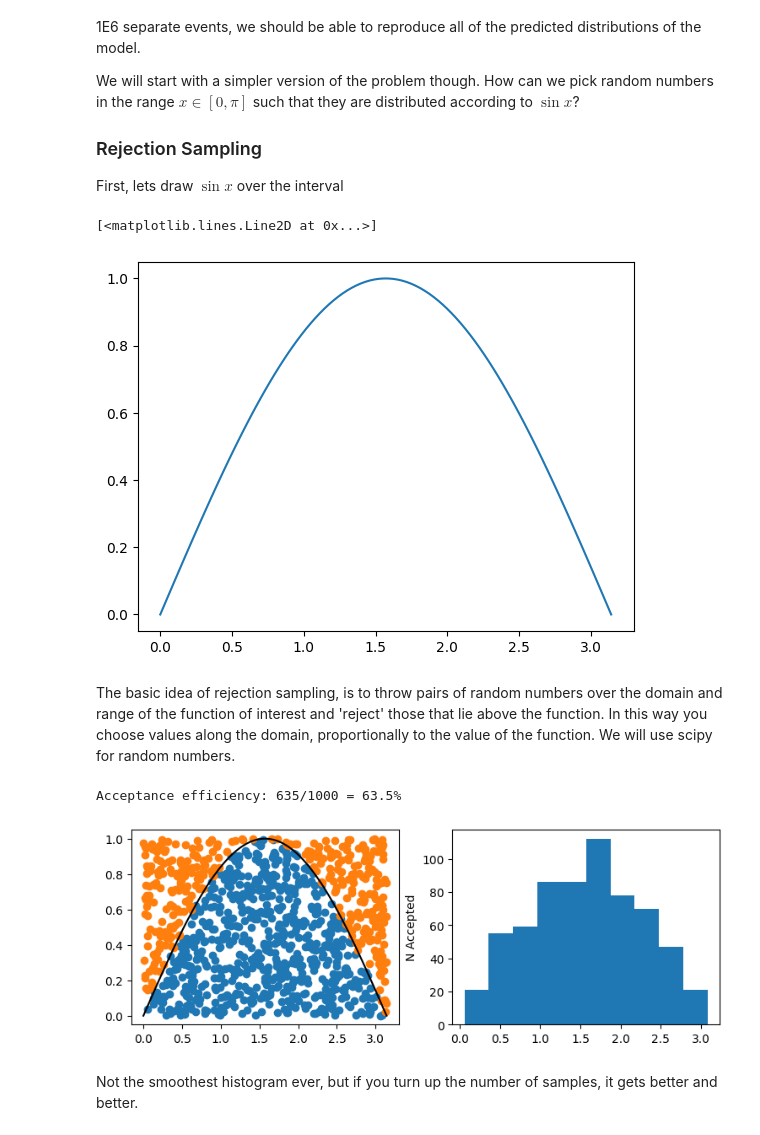
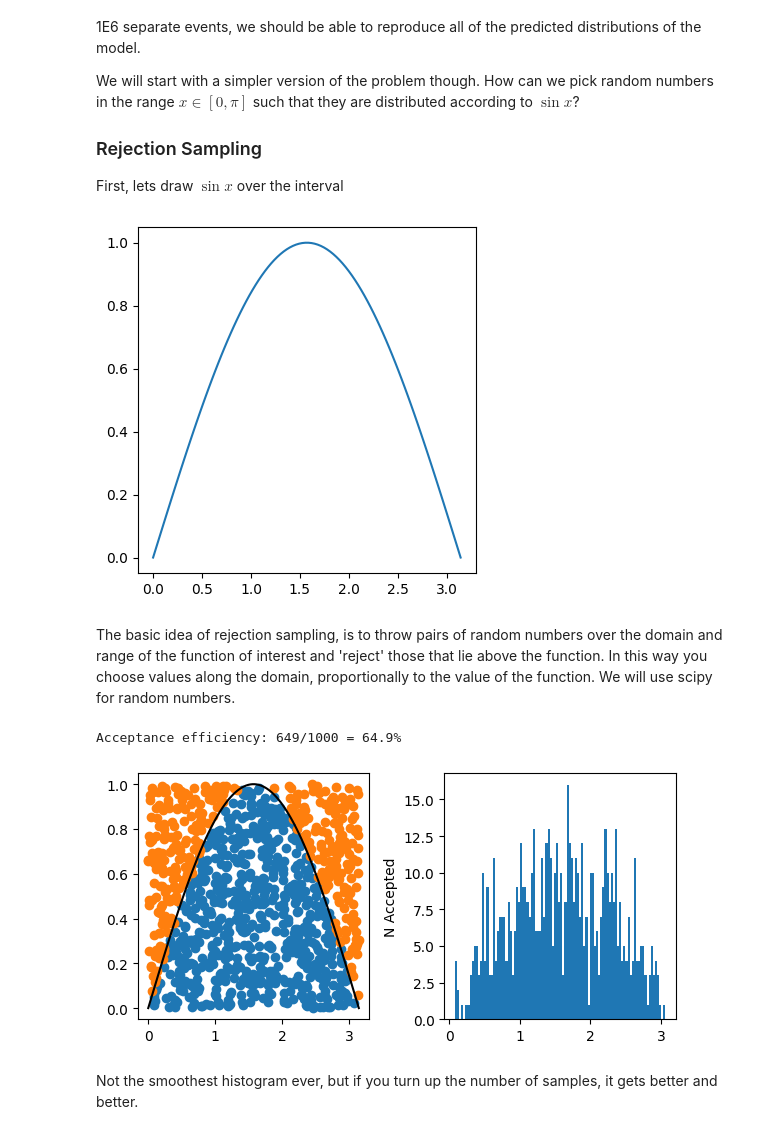
Before and after one commit to luketpickering/JupyNuGen, a Jupyter notebook: JupyNuGen.ipynb, the cells around one changed output. Drawn from its saved outputs; the diff is of its cells as text; code cells hidden in the pictures.

```diff
--- a/JupyNuGen.ipynb
+++ b/JupyNuGen.ipynb
@@ -14,0 +75,14 @@ Table of Contents:
+# %%
+from math import pi
+import matplotlib.pyplot as plt
+
+plt.rcParams["figure.figsize"] = (4,4)
+plt.rcParams["figure.autolayout"] = True
+plt.rcParams["hist.bins"] = 100
+
+xs = np.linspace(0,2*pi,1000)
+
+plt.plot(xs / pi, np.sin(xs))
+plt.ylabel(r"$\sin{x}$")
+plt.xlabel(r"$x / \pi$")
+plt.show()
@@ -463,0 +761,21 @@ def LSQEDSigmaDQ2Physical(E_nu_GeV, Q2_GeV2, nupid):
+# %%
+fig, (ax1,ax2) = plt.subplots(1,2, figsize=(8,4))
+
+enus = np.linspace(0,5,100)
+ax1.plot(enus,AllowedQ2Range(enus, 14)[1], label="Upper kinematic bound")
+ax1.plot(enus,AllowedQ2Range(enus, 14)[0], label="Lower kinematic bound")
+ax1.set_ylabel(r"$Q^2$ [GeV$^2$]")
+ax1.set_xlabel(r"$E_\nu$ [GeV]")
+ax1.legend()
+
+enu = 1
+Q2s = np.linspace(0, 2, 100)
+Q2s_allowed = np.linspace(*AllowedQ2Range(enu, 14), 100)
+
+ax2.plot(Q2s, LSQEDSigmaDQ2_pb(enu, Q2s, 14), label=r"w/o Kinematic Limits", lw=3)
+ax2.plot(Q2s_allowed, LSQEDSigmaDQ2_pb(enu, Q2s_allowed, 14), label=r"In allowed range")
+ax2.set_ylabel(r"d$\sigma$/d$Q^{2} (\nu + n \rightarrow \mu^- + p)$ [pb]")
+ax2.set_xlabel(r"$Q^{2}$ [GeV$^{2}$]")
+ax2.legend()
+
+fig.show()
@@ -531,49 +844,47 @@ First, lets draw $\sin{x}$ over the interval
 # %%
 x = np.linspace(0,pi,100)
 plt.plot(x,np.sin(x))
+plt.show()
 # %% [output]
-[<matplotlib.lines.Line2D at 0x...>]
-[figure, old version]
+[figure, new version]
 # %% [markdown]
 The basic idea of rejection sampling, is to throw pairs of random numbers over the domain and range of the function of interest and 'reject' those that lie above the function. In this way you choose values along the domain, proportionally to the value of the function. We will use scipy for random numbers.
 # %%
-from scipy.stats import uniform
-
 def plot_rejsample(f, fdomain, frange, ntries=1000):
 
-    xs = uniform.rvs(*fdomain, size=ntries)
-    ys = uniform.rvs(*frange, size=ntries)
+    xs = uniform.rvs(fdomain[0],fdomain[1] - fdomain[0], size=ntries)
+    ys = uniform.rvs(frange[0],frange[1] - frange[0], size=ntries)
 
     accepted = ([],[])
     rejected = ([],[])
 
     for x,y in zip(xs,ys):
         if y < f(x):
             accepted[0].append(x)
             accepted[1].append(y)
         else:
             rejected[0].append(x)
             rejected[1].append(y)
 
-    fig, (ax1,ax2) = plt.subplots(1,2, figsize=(9,3))
+    fig, (ax1,ax2) = plt.subplots(1,2, figsize=(6,3))
 
     ax1.scatter(accepted[0],accepted[1])
     ax1.scatter(rejected[0],rejected[1])
 
     xpoints = np.linspace(fdomain[0], fdomain[0]+fdomain[1],100)
-    ax1.plot(xpoints, f(xpoints), c="black")
+    ax1.plot(xpoints, [f(x) for x in xpoints], c="black")
 
     ax2.hist(accepted[0])
     ax2.set_ylabel("N Accepted")
 
     fig.show()
 
     print("Acceptance efficiency: %s/%s = %s%%" % (len(accepted[0]),ntries, 100 * len(accepted[0])/ntries) )
 
 plot_rejsample(np.sin,(0,pi),(0,1))
 # %% [output]
-Acceptance efficiency: 635/1000 = 63.5%
+Acceptance efficiency: 649/1000 = 64.9%
-[figure, old version]
+[figure, new version]
 # %% [markdown]
 Not the smoothest histogram ever, but if you turn up the number of samples, it gets better and better.
 # %% [markdown]
```
Also changed, not shown: parts of 93 cells of this notebook.
